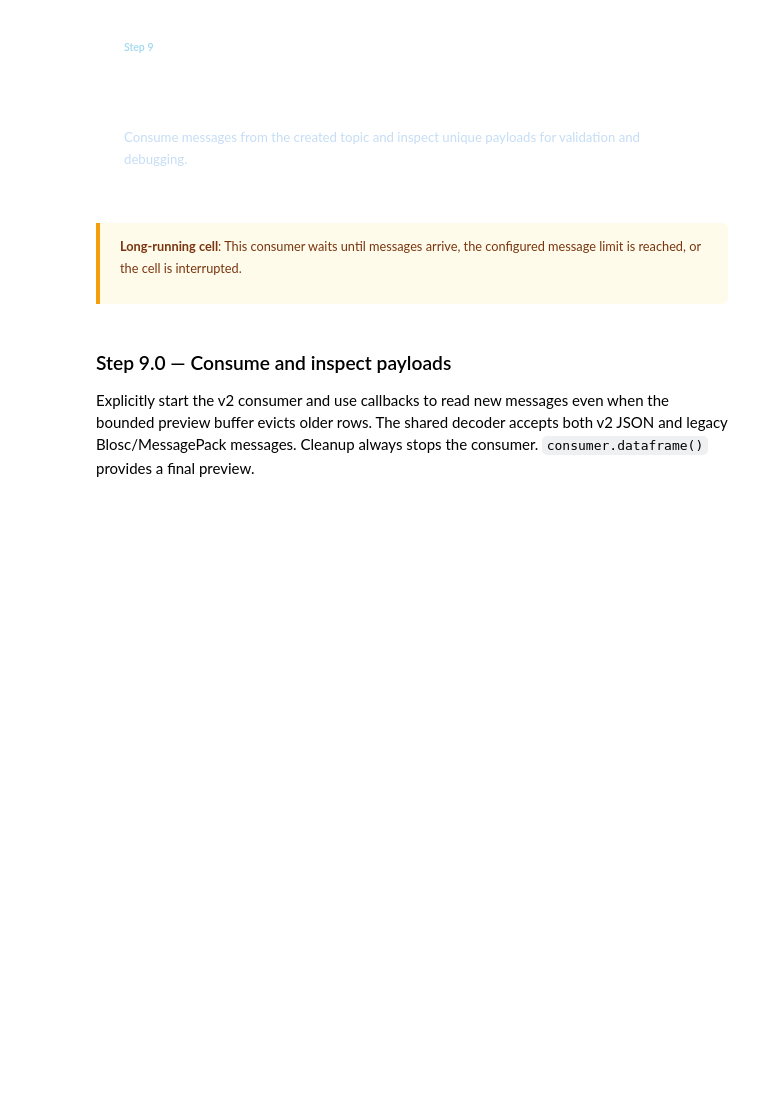
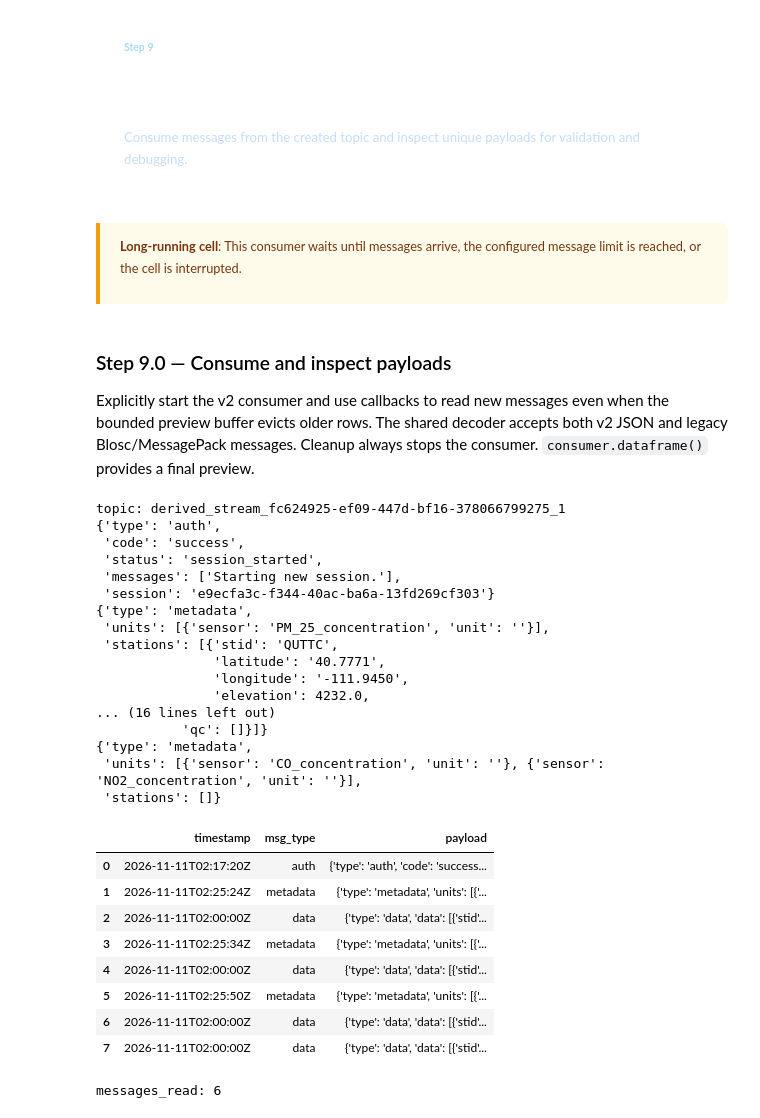
Before and after one commit to sci-ndp/scientific-workflow-for-forecast-triggered-adaptive-sensor-orchestration, a Jupyter notebook: notebooks/aq.ipynb, the cells around one changed output. Saved outputs shown, nothing was run; the diff lists cells and outputs as text; code cells hidden in the pictures; blank space fills up the shorter version.

Commit message:
websocket support from streaming-v2

```diff
--- a/notebooks/aq.ipynb
+++ b/notebooks/aq.ipynb
@@ -115,6 +119,12 @@ from scidx_streaming_v2 import StreamingClient
 from src.streaming_support import MessageInbox, prepare_consumer
 
 client = APIClient(base_url=API_URL, token=TOKEN)
-streaming = StreamingClient(client)
+kafka_options = {}
+if os.getenv("KAFKA_HOST") and os.getenv("KAFKA_PORT"):
+    kafka_options = {
+        "kafka_host": os.environ["KAFKA_HOST"],
+        "kafka_port": int(os.environ["KAFKA_PORT"]),
+    }
+streaming = StreamingClient(client, **kafka_options)
 
 print(f"user_id: {streaming.user_id}")
@@ -509,8 +624,8 @@ MAX_MESSAGES = int(os.environ.get("AQ_MAX_MESSAGES", "5"))
 if MAX_WAIT_SECONDS <= 0 or MAX_MESSAGES <= 0:
     raise ValueError("AQ_MAX_WAIT_SECONDS and AQ_MAX_MESSAGES must be positive.")
 
-# An explicit existing topic also allows consumption without creating a source stream.
-topic = (os.environ.get("AQ_EXISTING_TOPIC") or "").strip() or globals().get("topic")
+# Prefer the stream object created above; use AQ_EXISTING_TOPIC only when creation was skipped.
+topic = getattr(globals().get("stream"), "topic", None) or globals().get("topic") or (os.environ.get("AQ_EXISTING_TOPIC") or "").strip()
 if not topic:
     raise ValueError("Create a supported stream first, or set AQ_EXISTING_TOPIC to an existing Kafka topic.")
 inbox = MessageInbox()
@@ -518,31 +633,59 @@ consumer = prepare_consumer(streaming, topic, inbox)
 print(f"topic: {topic}")
 
 
 async def read_messages():
     deadline = datetime.now(timezone.utc) + timedelta(seconds=MAX_WAIT_SECONDS)
     seen = set()
     stopped_by_user = False
 
     try:
         await asyncio.to_thread(consumer.start)
         while datetime.now(timezone.utc) < deadline and len(seen) < MAX_MESSAGES:
             for message in inbox.take(limit=MAX_MESSAGES - len(seen)):
                 key = json.dumps(message, sort_keys=True, default=str)
                 if key in seen:
                     continue
                 seen.add(key)
                 pprint(message, width=120, sort_dicts=False)
             if len(seen) < MAX_MESSAGES:
                 await asyncio.sleep(2)
     except (asyncio.CancelledError, KeyboardInterrupt):
         stopped_by_user = True
     finally:
         await asyncio.to_thread(consumer.stop)
 
-    display(consumer.dataframe(limit=5))
+    display(consumer.dataframe(limit=20))
     if stopped_by_user:
         print("stopped_by_user: True")
     print(f"messages_read: {len(seen)}")
 
 
 await read_messages()
+# %% [output]
+topic: derived_stream_fc624925-ef09-447d-bf16-378066799275_1
+{'type': 'auth',
+ 'code': 'success',
+ 'status': 'session_started',
+ 'messages': ['Starting new session.'],
+ 'session': 'e9ecfa3c-f344-40ac-ba6a-13fd269cf303'}
+{'type': 'metadata',
+ 'units': [{'sensor': 'PM_25_concentration', 'unit': ''}],
+ 'stations': [{'stid': 'QUTTC',
+               'latitude': '40.7771',
+               'longitude': '-111.9450',
+               'elevation': 4232.0,
+... (16 lines left out)
+           'qc': []}]}
+{'type': 'metadata',
+ 'units': [{'sensor': 'CO_concentration', 'unit': ''}, {'sensor': 'NO2_concentration', 'unit': ''}],
+ 'stations': []}
+|  | timestamp | msg_type | payload |
+| 0 | 2026-11-11T02:17:20Z | auth | {'type': 'auth', 'code': 'success... |
+| 1 | 2026-11-11T02:25:24Z | metadata | {'type': 'metadata', 'units': [{'... |
+| 2 | 2026-11-11T02:00:00Z | data | {'type': 'data', 'data': [{'stid'... |
+| 3 | 2026-11-11T02:25:34Z | metadata | {'type': 'metadata', 'units': [{'... |
+| 4 | 2026-11-11T02:00:00Z | data | {'type': 'data', 'data': [{'stid'... |
+| 5 | 2026-11-11T02:25:50Z | metadata | {'type': 'metadata', 'units': [{'... |
+| 6 | 2026-11-11T02:00:00Z | data | {'type': 'data', 'data': [{'stid'... |
+| 7 | 2026-11-11T02:00:00Z | data | {'type': 'data', 'data': [{'stid'... |
+messages_read: 6
```
Also changed, not shown: parts of 17 cells of this notebook.
